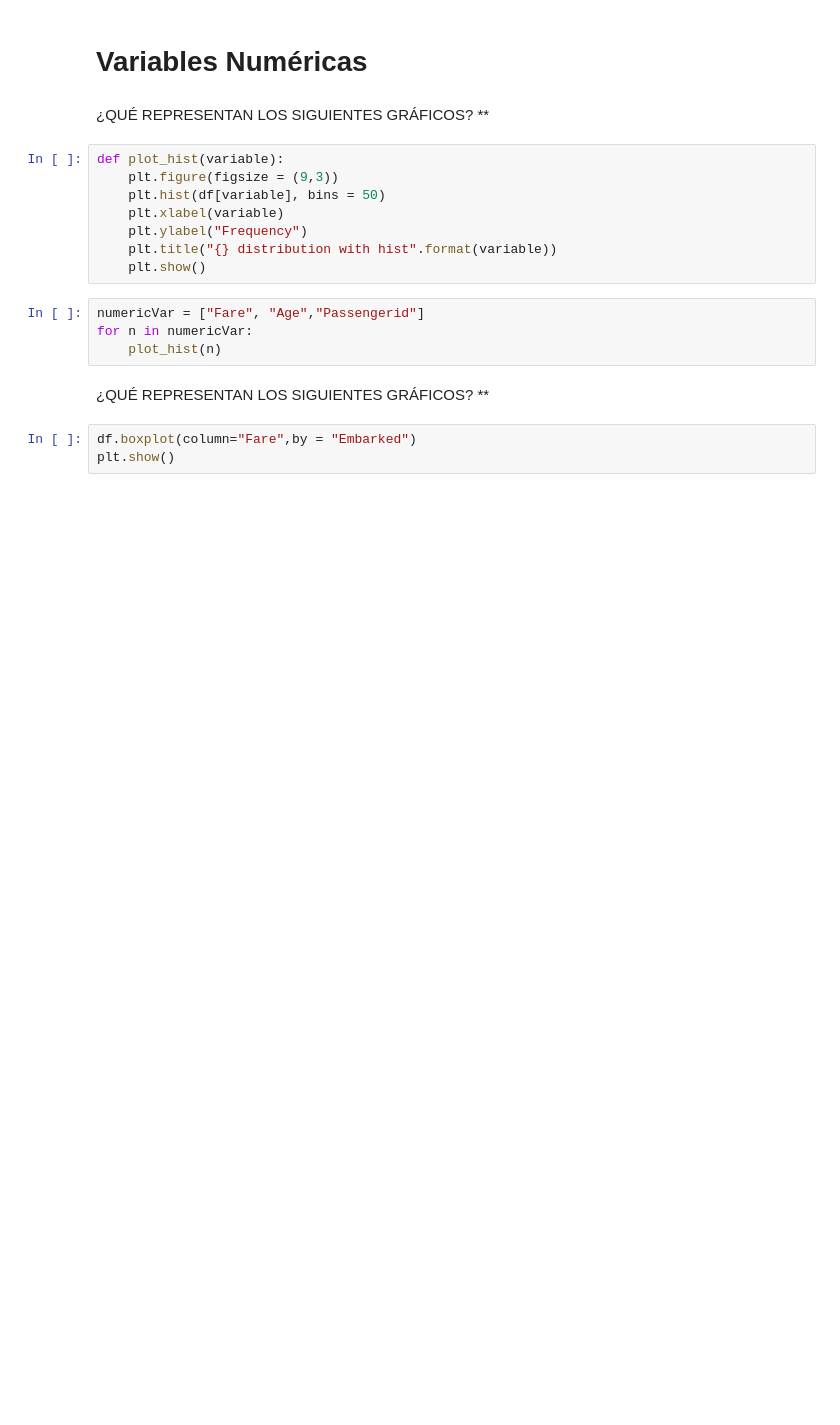
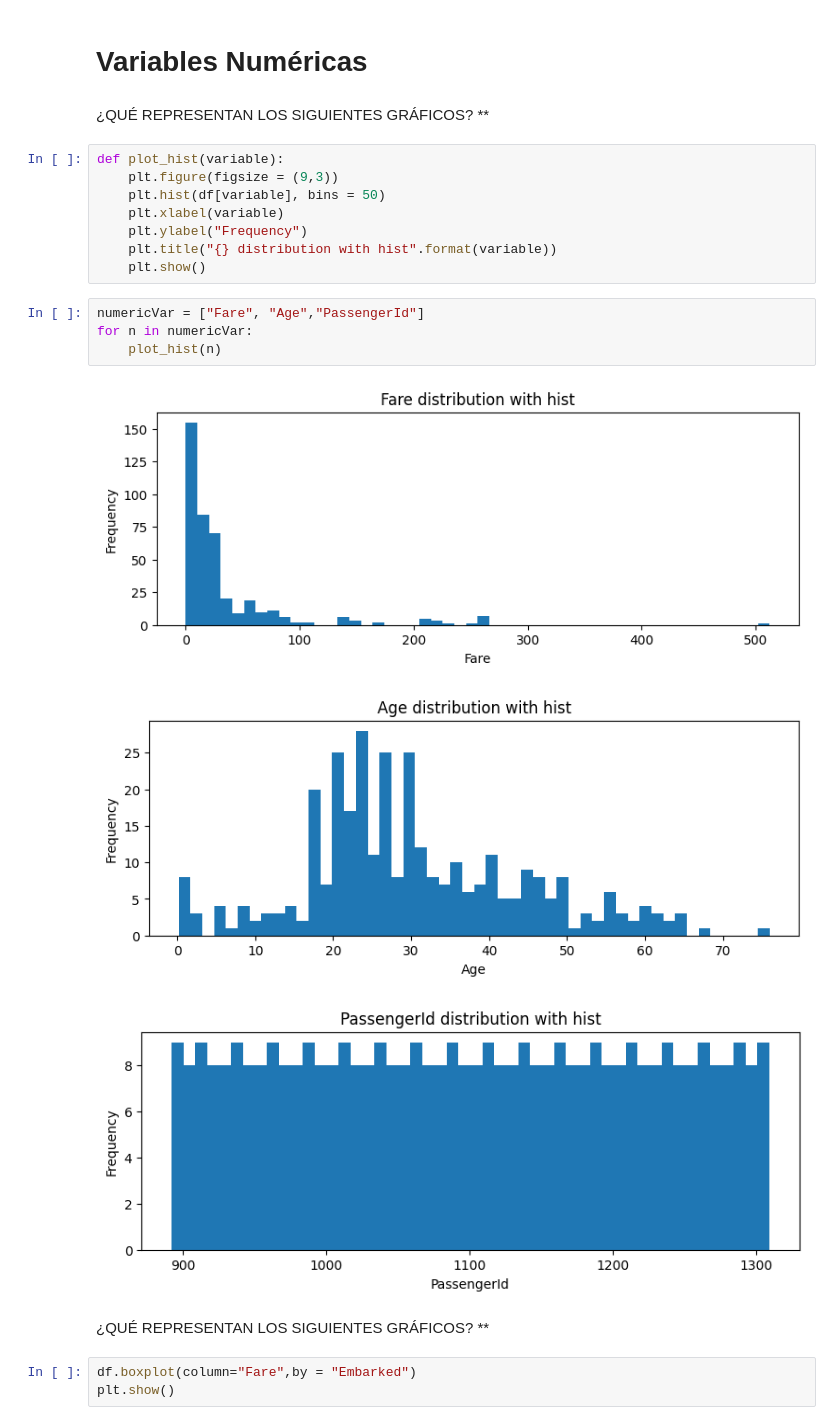
Before and after one commit to awar72/Fundamentos_ML, a Jupyter notebook: EA1/1.3.2 APlicación de medidas de dispersión_.ipynb, the cells around one changed output. Drawn from its saved outputs; the diff is of its cells as text; blank space fills up the shorter version.

```diff
--- a/EA1/1.3.2 APlicación de medidas de dispersión_.ipynb
+++ b/EA1/1.3.2 APlicación de medidas de dispersión_.ipynb
@@ -152,9 +232,13 @@ def plot_hist(variable):
     plt.title("{} distribution with hist".format(variable))
     plt.show()
 # %%
-numericVar = ["Fare", "Age","Passengerid"]
+numericVar = ["Fare", "Age","PassengerId"]
 for n in numericVar:
     plot_hist(n)
+# %% [output]
+[figure, added]
+[figure, added]
+[figure, added]
 # %% [markdown]
 ¿QUÉ REPRESENTAN LOS SIGUIENTES GRÁFICOS?
 **
```
Also changed, not shown: parts of 13 cells of this notebook.
